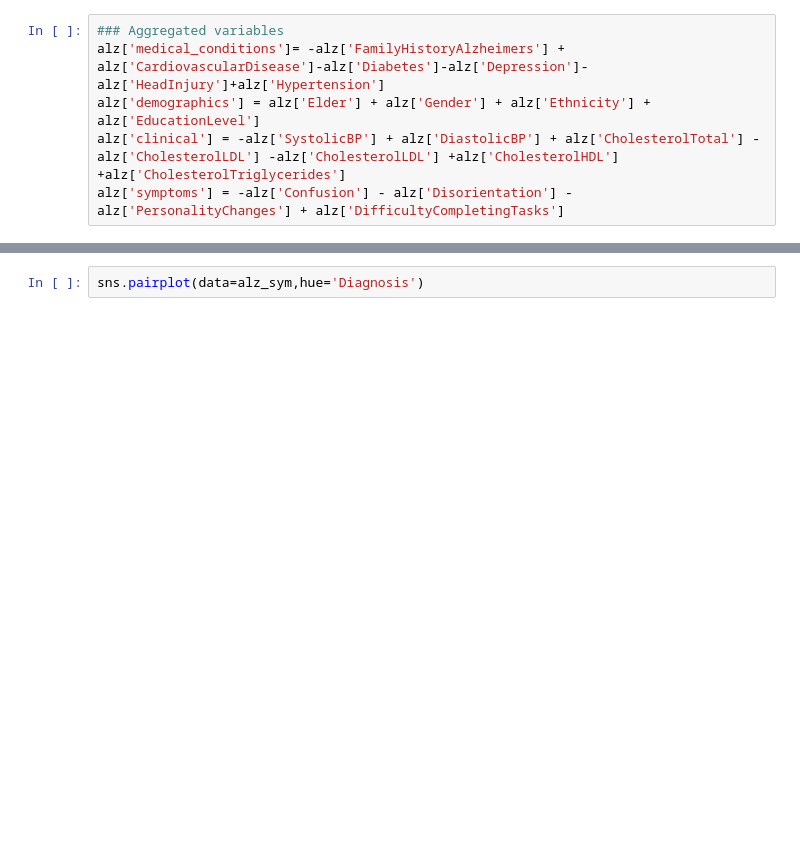
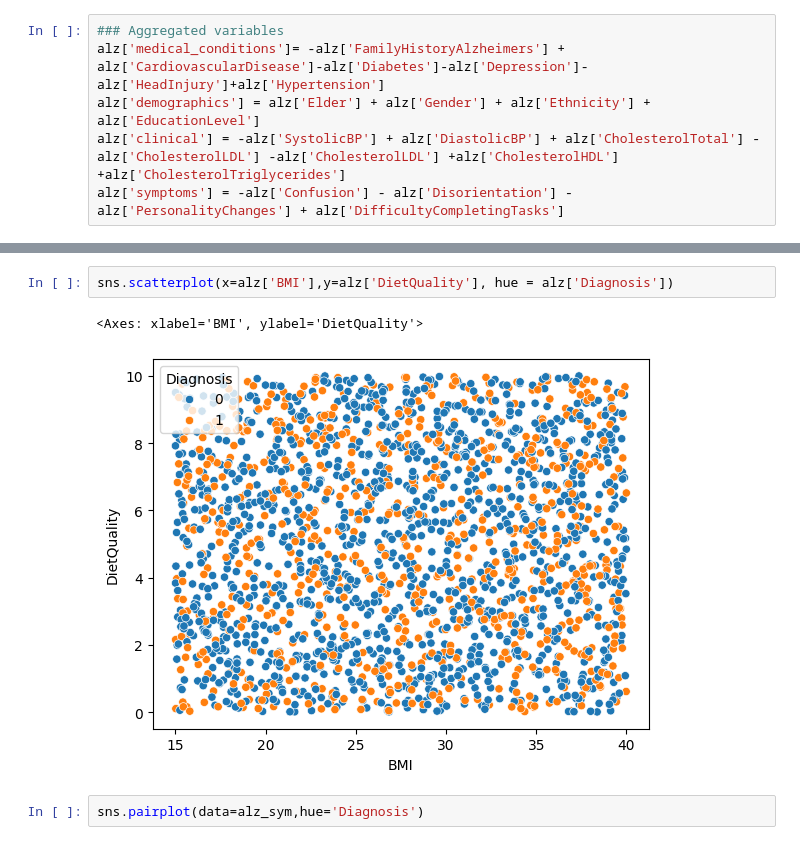
Before and after one commit to RauGarGom/ml_alzheimer_class, a Jupyter notebook: notebooks/class_model_2.ipynb, the cells around one changed output, grey strips where cells are left out. Cells and saved outputs as stored; diff of their text form; blank space fills up the shorter version.

```diff
--- a/notebooks/class_model_2.ipynb
+++ b/notebooks/class_model_2.ipynb
@@ -101,3 +113,8 @@ sns.heatmap(round(alz_sym.corr(),2), vmin=-1,annot=True, cmap=palette)
+# %%
+sns.scatterplot(x=alz['BMI'],y=alz['DietQuality'], hue = alz['Diagnosis'])
+# %% [output]
+<Axes: xlabel='BMI', ylabel='DietQuality'>
+[figure, added]
 # %%
 sns.pairplot(data=alz_sym,hue='Diagnosis')
 # %% [output]
```
Also changed, not shown: parts of 9 cells of this notebook, 24 other files.
